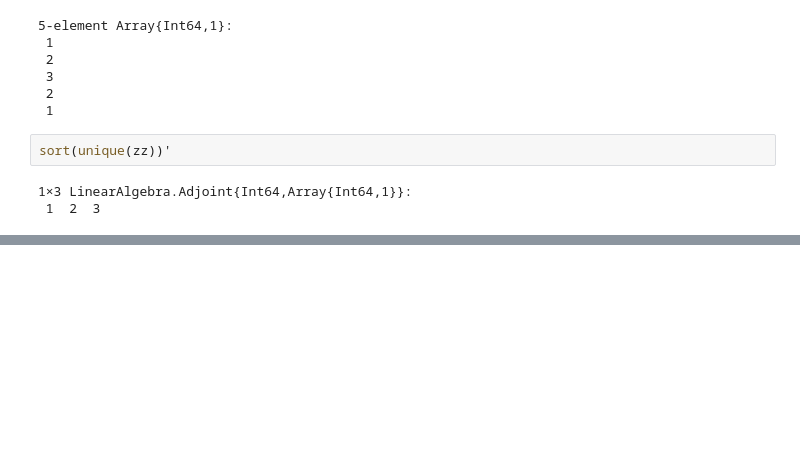
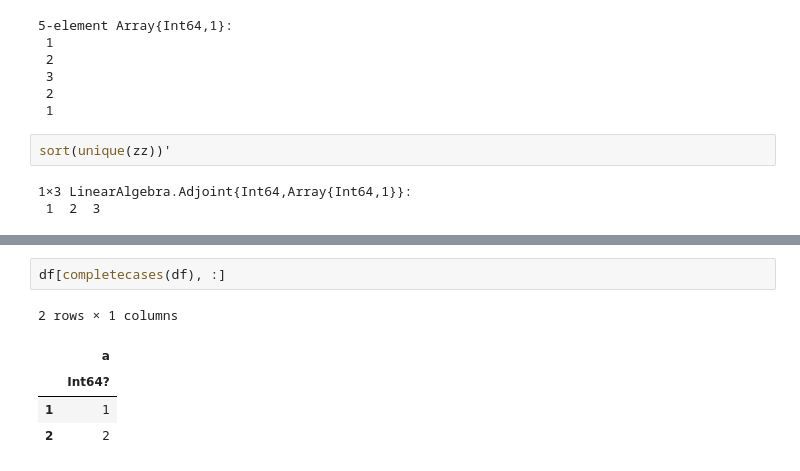
Before and after one commit to marketneutral/misc_research, a Jupyter notebook: julia_learning/XGBoost_Example.ipynb, the cells around one changed output, grey strips where cells are left out. Cells and saved outputs as stored; diff of their text form; blank space fills up the shorter version.

```diff
--- a/julia_learning/XGBoost_Example.ipynb
+++ b/julia_learning/XGBoost_Example.ipynb
@@ -389,0 +545,8 @@ sort(unique(zz))'
+# %%
+df[completecases(df), :]
+# %% [output]
+2 rows × 1 columns
+|  | a |
+|  | Int64? |
+| 1 | 1 |
+| 2 | 2 |
```
Also changed, not shown: parts of 55 cells of this notebook.
